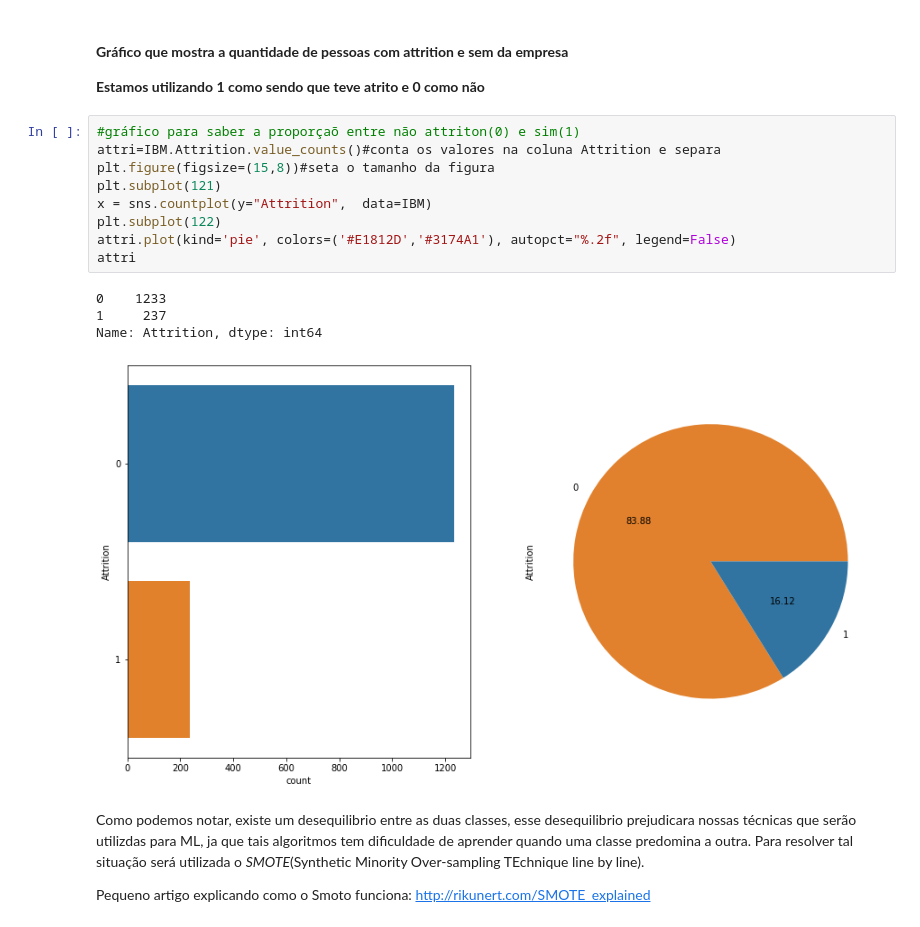
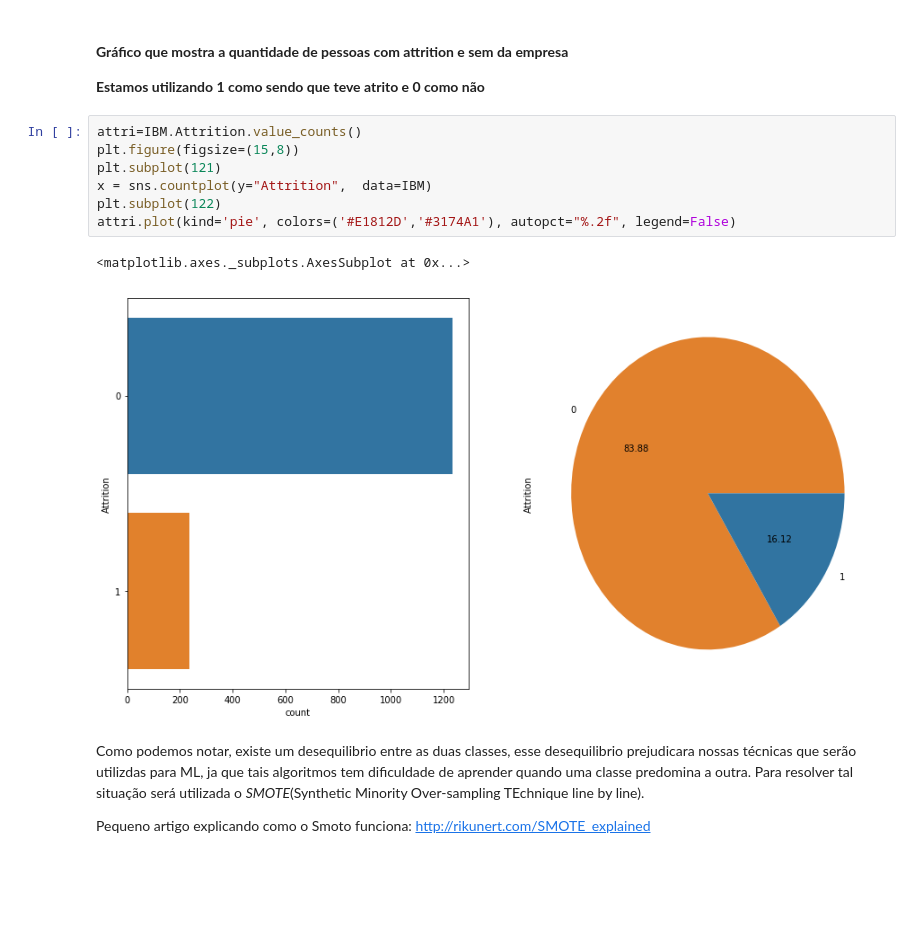
Before and after one commit to AntonioFuziy/Projeto3DataScience, a Jupyter notebook: Projeto3DataScience.ipynb, the cells around one changed output. Drawn from its saved outputs; the diff is of its cells as text; blank space fills up the shorter version.

```diff
--- a/Projeto3DataScience.ipynb
+++ b/Projeto3DataScience.ipynb
@@ -187,19 +187,15 @@ def plot(va) :
 #### **Gráfico que mostra a quantidade de pessoas com attrition e sem da empresa**
 **Estamos utilizando 1 como sendo que teve atrito e 0 como não**
 # %%
-#gráfico para saber a proporçaõ entre não attriton(0) e sim(1)
-attri=IBM.Attrition.value_counts()#conta os valores na coluna Attrition e separa
-plt.figure(figsize=(15,8))#seta o tamanho da figura
+attri=IBM.Attrition.value_counts()
+plt.figure(figsize=(15,8))
 plt.subplot(121)
 x = sns.countplot(y="Attrition",  data=IBM)
 plt.subplot(122)
 attri.plot(kind='pie', colors=('#E1812D','#3174A1'), autopct="%.2f", legend=False)
-attri
 # %% [output]
-0    1233
-1     237
-Name: Attrition, dtype: int64
+<matplotlib.axes._subplots.AxesSubplot at 0x...>
-[figure, old version]
+[figure, new version]
 # %% [markdown]
 Como podemos notar, existe um desequilibrio entre as duas classes, esse desequilibrio prejudicara nossas técnicas que serão utilizdas para ML, ja que tais algoritmos tem dificuldade de aprender quando uma classe predomina a outra. Para resolver tal situação será utilizada o *SMOTE*(Synthetic Minority Over-sampling TEchnique line by line).
 
```
Also changed, not shown: parts of 48 cells of this notebook.
